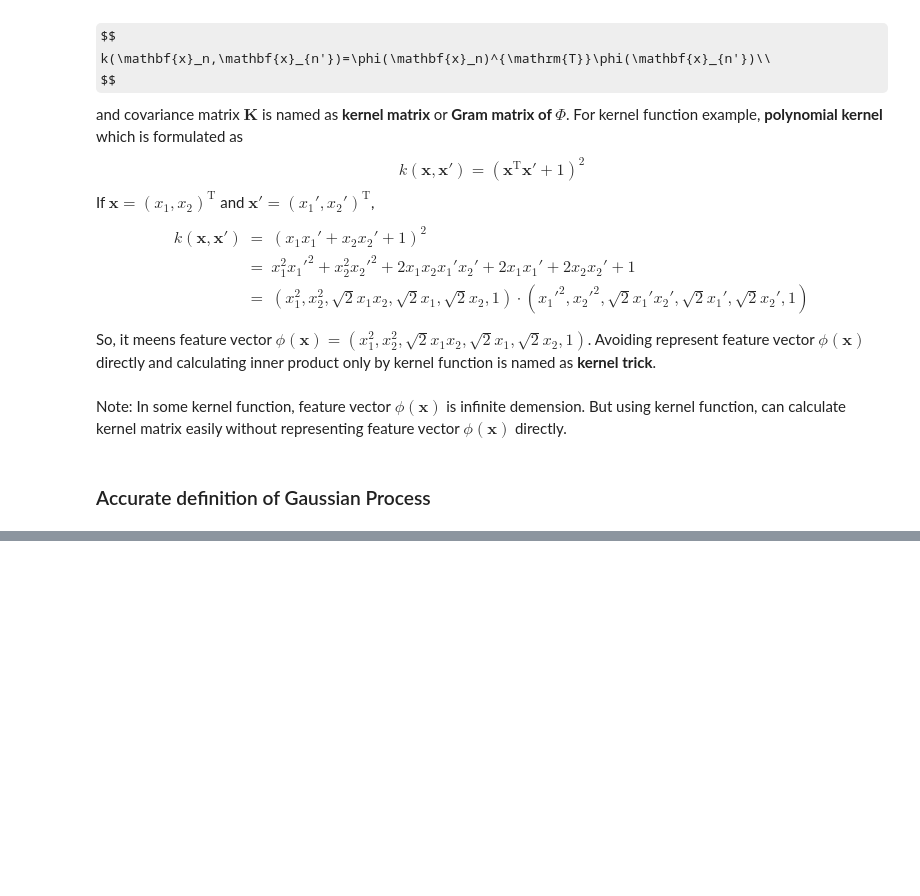
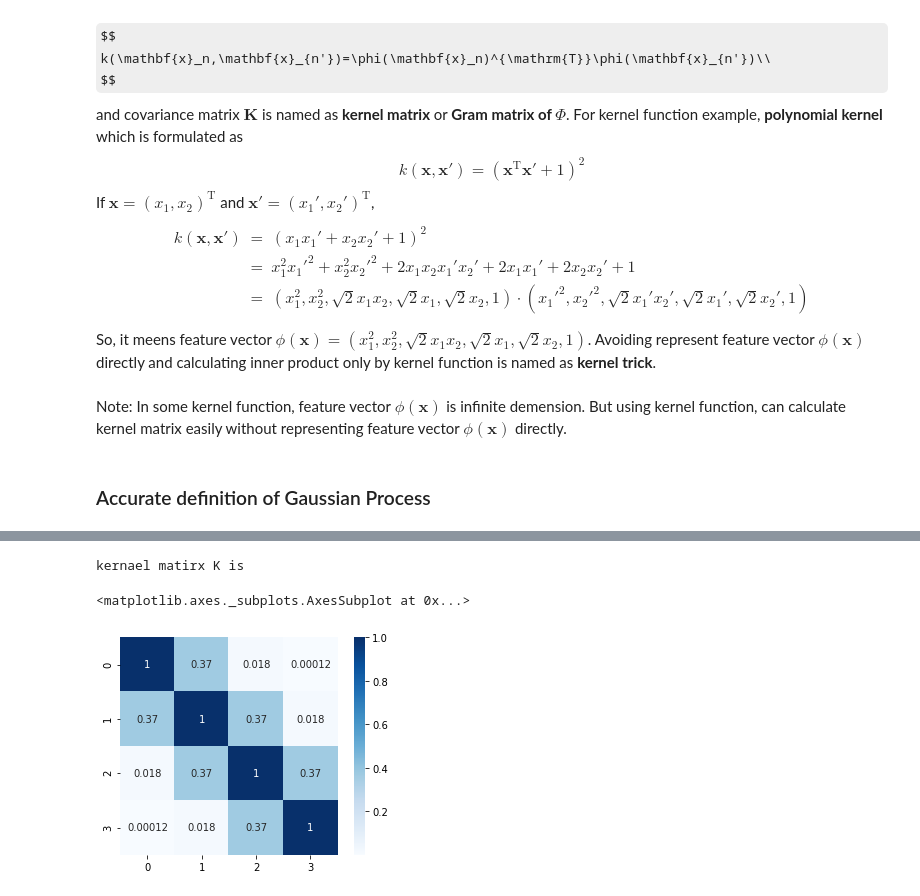
Before and after one commit to ryotayashima/GP, a Jupyter notebook: Gaussian Process.ipynb, the cells around one changed output, grey strips where cells are left out. Saved outputs shown, nothing was run; the diff lists cells and outputs as text; code cells hidden in the pictures; some formulas as TeX source; blank space fills up the shorter version.

```diff
--- a/Gaussian Process.ipynb
+++ b/Gaussian Process.ipynb
@@ -83,0 +100,17 @@ $$
+# %%
+def rbf_kernel(x1, x2, theta1, theta2):
+    k = theta1*math.exp(-1/theta2*(np.linalg.norm([x1-x2], ord=2))**2)
+    return k
+# %%
+# calculate kernel matrix K using RBF kernel
+x = [1, 2, 3, 4]
+K = np.zeros((len(x),len(x)))
+for i in range(len(x)):
+    for j in range(len(x)):
+        K[i][j] = rbf_kernel(x[i], x[j], theta1=1, theta2=1)
+print('kernael matirx K is')
+sns.heatmap(K, annot=True, cmap='Blues', square=True)
+# %% [output]
+kernael matirx K is
+<matplotlib.axes._subplots.AxesSubplot at 0x...>
+[figure, added]
```
Also changed, not shown: parts of 21 cells of this notebook, 1 other file.
